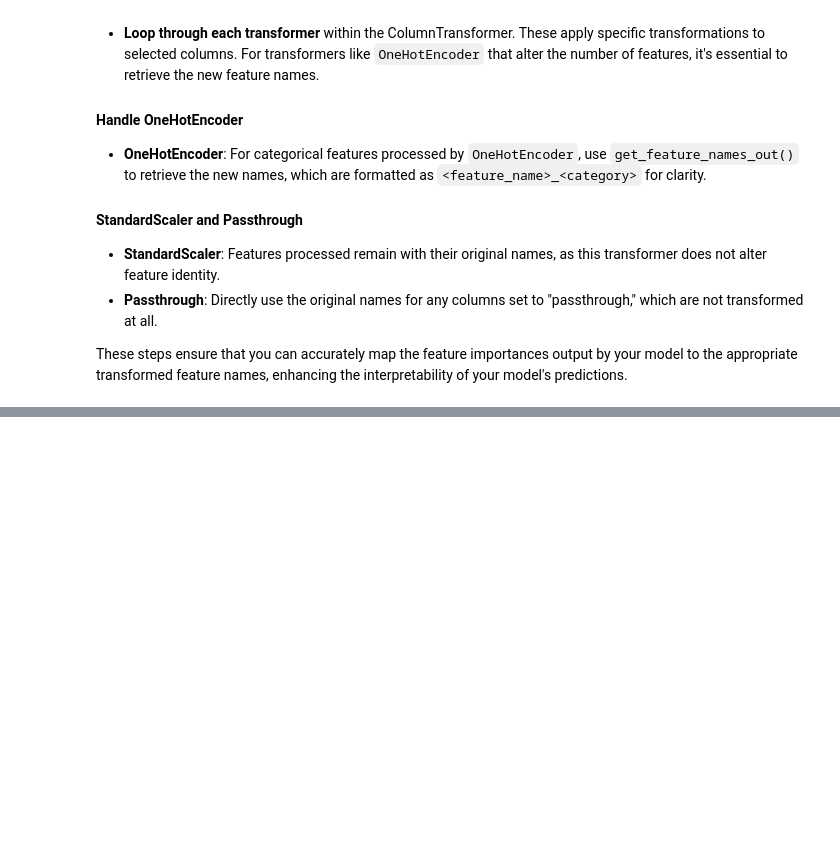
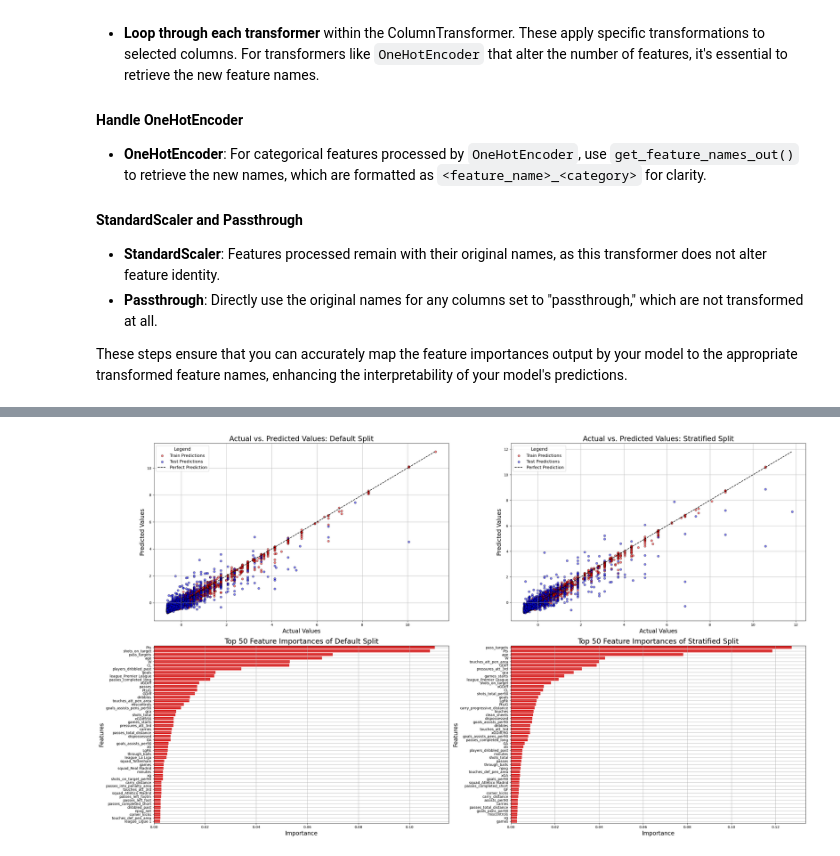
Before and after one commit to samke01/hsaalen-datamining, a Jupyter notebook: Regression/Regression_Modelling_Optimized.ipynb, the cells around one changed output, grey strips where cells are left out. Saved outputs shown, nothing was run; the diff lists cells and outputs as text; code cells hidden in the pictures; blank space fills up the shorter version.

```diff
--- a/Regression/Regression_Modelling_Optimized.ipynb
+++ b/Regression/Regression_Modelling_Optimized.ipynb
@@ -665,0 +815,7 @@ def caluclate_error_per_samples(y_test, y_pred):
+# %%
+print("----------------- Default Model -----------------")
+default_features_importance = extract_feature_importances(default_pipeline, "Gradient Boosting")
+
+print("\n")
+print("-------------- Stratified Model --------------")
+stratified_features_importance = extract_feature_importances(stratified_pipeline, "Random Forest")
@@ -665,0 +881,21 @@ def caluclate_error_per_samples(y_test, y_pred):
+# %%
+models = {
+    "Default Split": {
+        "y_train": y_train_scaled,
+        "y_train_pred": y_train_pred,
+        "y_test": y_test_scaled,
+        "y_test_pred": y_test_pred,
+        "features_importance": default_features_importance
+    },
+    "Stratified Split": {
+        "y_train": y_train_scaled_stratified,
+        "y_train_pred": y_train_stratified_pred,
+        "y_test": y_test_scaled_stratified,
+        "y_test_pred": y_test_stratified_pred,
+        "features_importance": stratified_features_importance
+    }
+}
+
+compare_model_performance(models)
+# %% [output]
+[figure, added]
```
Also changed, not shown: parts of 76 cells of this notebook, 11 other files.
